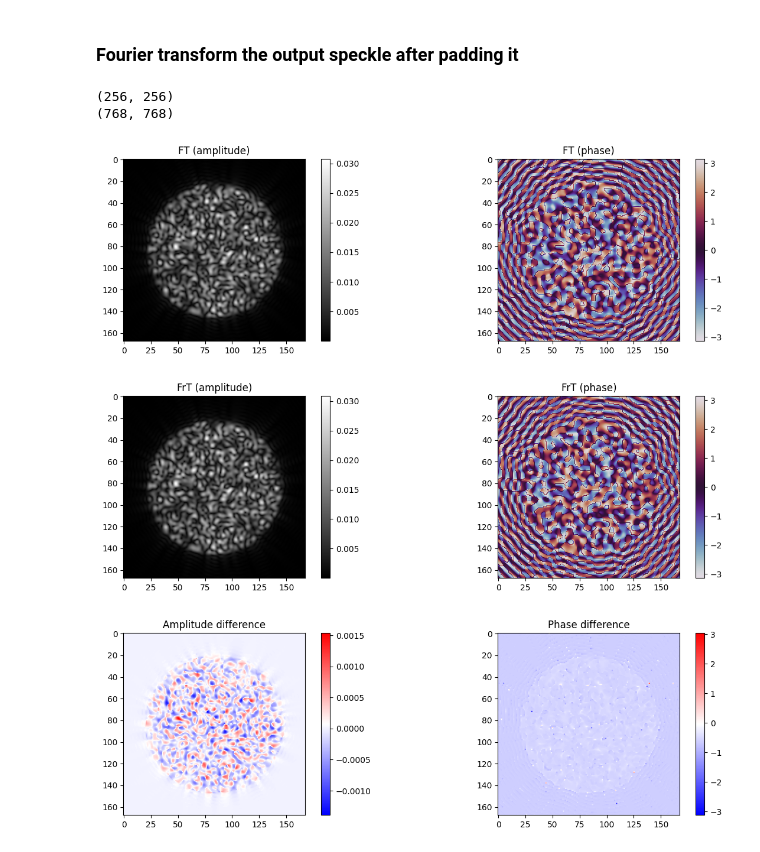
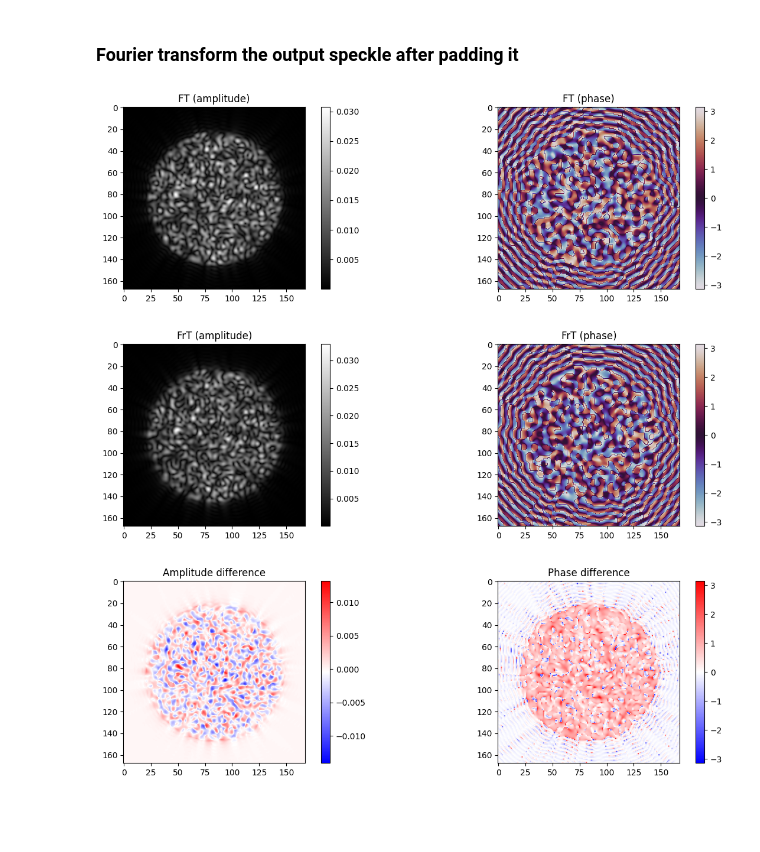
Before and after one commit to jysru/MMF_LP_modes, a Jupyter notebook: notebooks/mmf_propagation_simulation.ipynb, the cells around one changed output. Drawn from its saved outputs; the diff is of its cells as text; code cells hidden in the pictures; blank space fills up the shorter version.

```diff
--- a/notebooks/mmf_propagation_simulation.ipynb
+++ b/notebooks/mmf_propagation_simulation.ipynb
@@ -154,26 +154,22 @@ def plot_difference(field1, field2, figsize: tuple[float, float] = (15,4)) -> No
     plt.colorbar(pl1, ax=axs[1])
 # %%
 speckle = propagated_field.copy()
-print(speckle.shape)
 speckle = np.pad(speckle, pad_width=[256, 256])
-print(speckle.shape)
 
 wl = 1064e-9
 f = 5e-3
 px_size = wl * f / (speckle.shape[0] * grid.pixel_size)
 
 speckle_fourier = fourier_transform(speckle)
-speckle_fresnel = frt(speckle_fourier, delta_z=f/10, px_size=px_size, wavelength=1064e-9)
+speckle_fresnel = frt(speckle_fourier, delta_z=f, px_size=px_size, wavelength=1064e-9)
 
 idx_min = 300
 idx_max = -300
 
 _ = plot_field(speckle_fourier[idx_min:idx_max, idx_min:idx_max], intensity=False, name='FT')
 _ = plot_field(speckle_fresnel[idx_min:idx_max, idx_min:idx_max], intensity=False, name='FrT')
 _ = plot_difference(speckle_fourier[idx_min:idx_max, idx_min:idx_max], speckle_fresnel[idx_min:idx_max, idx_min:idx_max])
 # %% [output]
-(256, 256)
-(768, 768)
 [figure]
-[figure, old version]
+[figure, new version]
-[figure, old version]
+[figure, new version]
```
